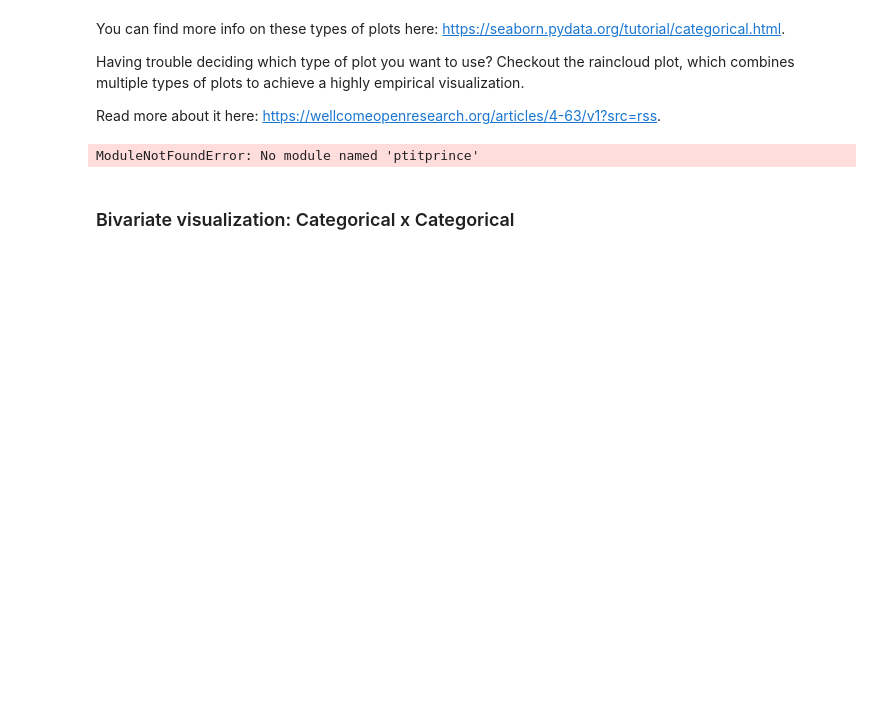
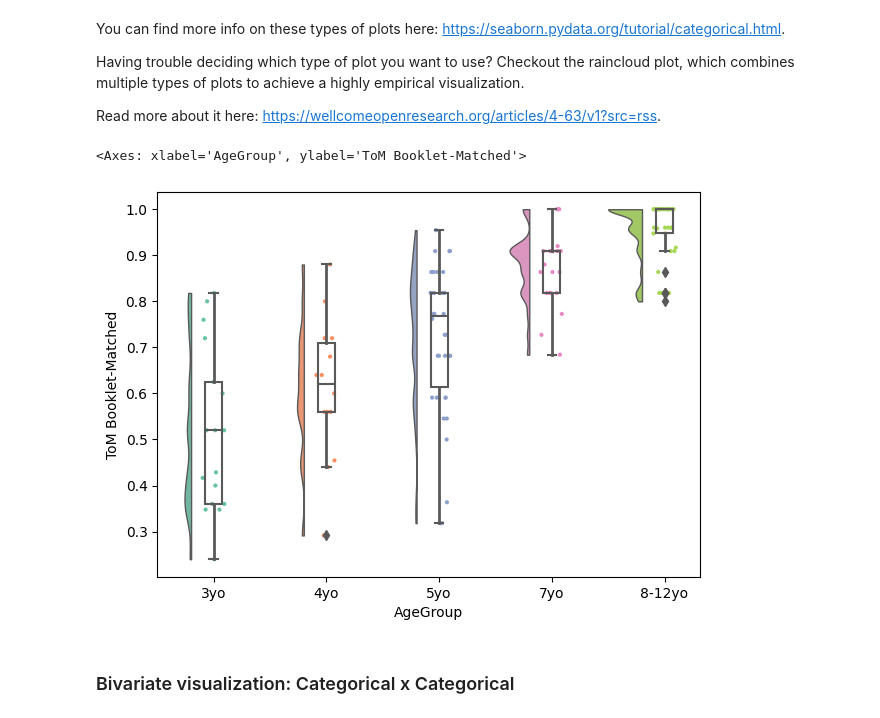
Before and after one commit to me-pic/course-materials-2020, a Jupyter notebook: lectures/14-may/01-data-visualization/python_visualization_for_data.ipynb, the cells around one changed output. Saved outputs shown, nothing was run; the diff lists cells and outputs as text; code cells hidden in the pictures; blank space fills up the shorter version.

```diff
--- a/lectures/14-may/01-data-visualization/python_visualization_for_data.ipynb
+++ b/lectures/14-may/01-data-visualization/python_visualization_for_data.ipynb
@@ -414,13 +487,14 @@ https://wellcomeopenresearch.org/articles/4-63/v1?src=rss.
 # %%
 import ptitprince as pt
 
 dx = "AgeGroup"; dy = "ToM Booklet-Matched"; ort = "v"; pal = "Set2"; sigma = .2
 f, ax = plt.subplots(figsize=(7, 5))
 
-pt.RainCloud(x = dx, y = dy, data = pheno[pheno.AgeGroup!='Adult'], palette = pal, bw = sigma,
+pt.RainCloud(x = dx, y = dy, data = pheno[pheno.AgeGroup!='Adult'], order=order, palette = pal, bw = sigma,
                  width_viol = .6, ax = ax, orient = ort)
 # %% [output]
-ModuleNotFoundError: No module named 'ptitprince'
+<Axes: xlabel='AgeGroup', ylabel='ToM Booklet-Matched'>
+[figure, added]
 # %% [markdown]
 ### Bivariate visualization: Categorical x Categorical
 # %% [markdown]
```
Also changed, not shown: parts of 24 cells of this notebook.
